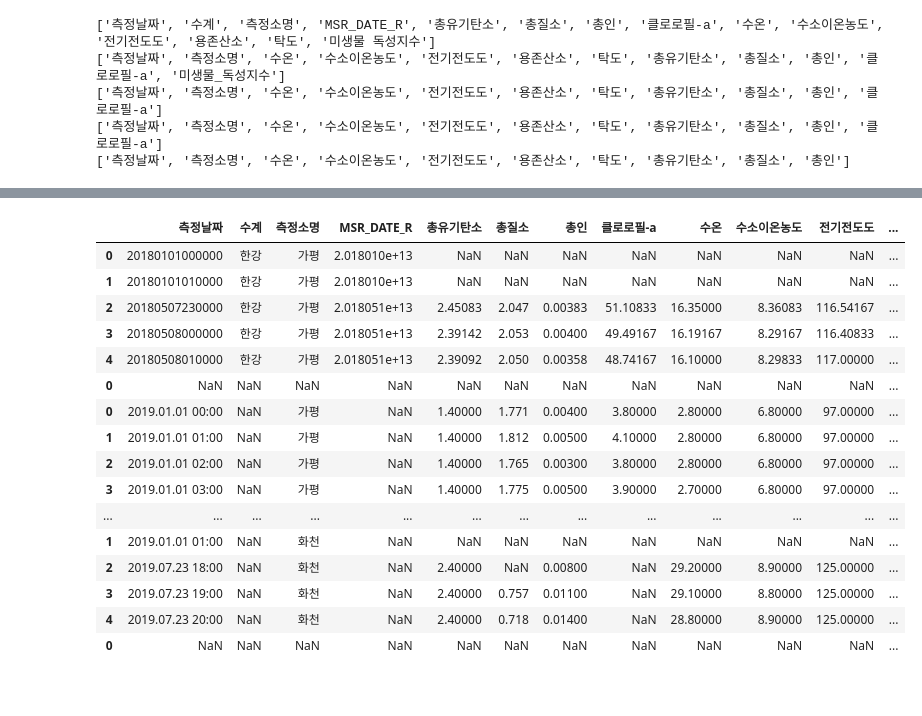
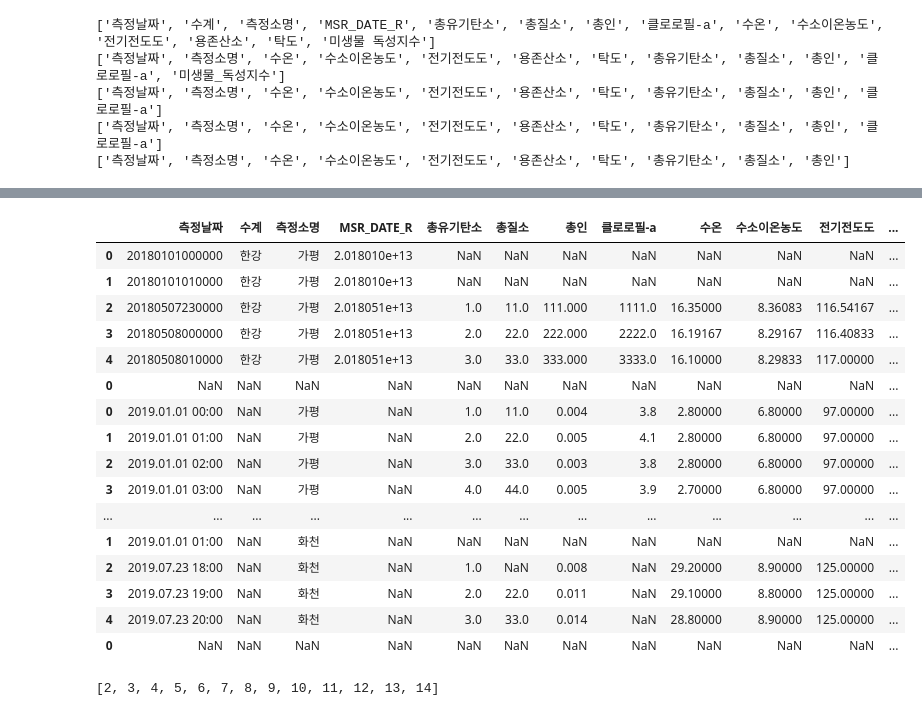
Before and after one commit to h4ppyy/my-jupyter, a Jupyter notebook: water_quality_prediction/multi.ipynb, the cells around one changed output, grey strips where cells are left out. Saved outputs shown, nothing was run; the diff lists cells and outputs as text; code cells hidden in the pictures.

```diff
--- a/water_quality_prediction/multi.ipynb
+++ b/water_quality_prediction/multi.ipynb
@@ -55,20 +55,26 @@ pd.concat([df_list[0], df_list[1], df_list[2], df_list[3], df_list[4]])
-# %%
-pd.concat(df_list)
-# %% [output]
-|  | 측정날짜 | 수계 | 측정소명 | MSR_DATE_R | 총유기탄소 | 총질소 | 총인 | 클로로필-a | 수온 | 수소이온농도 | 전기전도도 | ... |
-| 0 | 20180101000000 | 한강 | 가평 | 2.018010e+13 | NaN | NaN | NaN | NaN | NaN | NaN | NaN | ... |
-| 1 | 20180101010000 | 한강 | 가평 | 2.018010e+13 | NaN | NaN | NaN | NaN | NaN | NaN | NaN | ... |
-| 2 | 20180507230000 | 한강 | 가평 | 2.018051e+13 | 2.45083 | 2.047 | 0.00383 | 51.10833 | 16.35000 | 8.36083 | 116.54167 | ... |
-| 3 | 20180508000000 | 한강 | 가평 | 2.018051e+13 | 2.39142 | 2.053 | 0.00400 | 49.49167 | 16.19167 | 8.29167 | 116.40833 | ... |
-| 4 | 20180508010000 | 한강 | 가평 | 2.018051e+13 | 2.39092 | 2.050 | 0.00358 | 48.74167 | 16.10000 | 8.29833 | 117.00000 | ... |
-| 0 | NaN | NaN | NaN | NaN | NaN | NaN | NaN | NaN | NaN | NaN | NaN | ... |
-| 0 | 2019.01.01 00:00 | NaN | 가평 | NaN | 1.40000 | 1.771 | 0.00400 | 3.80000 | 2.80000 | 6.80000 | 97.00000 | ... |
-| 1 | 2019.01.01 01:00 | NaN | 가평 | NaN | 1.40000 | 1.812 | 0.00500 | 4.10000 | 2.80000 | 6.80000 | 97.00000 | ... |
-| 2 | 2019.01.01 02:00 | NaN | 가평 | NaN | 1.40000 | 1.765 | 0.00300 | 3.80000 | 2.80000 | 6.80000 | 97.00000 | ... |
-| 3 | 2019.01.01 03:00 | NaN | 가평 | NaN | 1.40000 | 1.775 | 0.00500 | 3.90000 | 2.70000 | 6.80000 | 97.00000 | ... |
-| ... | ... | ... | ... | ... | ... | ... | ... | ... | ... | ... | ... | ... |
-| 1 | 2019.01.01 01:00 | NaN | 화천 | NaN | NaN | NaN | NaN | NaN | NaN | NaN | NaN | ... |
-| 2 | 2019.07.23 18:00 | NaN | 화천 | NaN | 2.40000 | NaN | 0.00800 | NaN | 29.20000 | 8.90000 | 125.00000 | ... |
-| 3 | 2019.07.23 19:00 | NaN | 화천 | NaN | 2.40000 | 0.757 | 0.01100 | NaN | 29.10000 | 8.80000 | 125.00000 | ... |
-| 4 | 2019.07.23 20:00 | NaN | 화천 | NaN | 2.40000 | 0.718 | 0.01400 | NaN | 28.80000 | 8.90000 | 125.00000 | ... |
-| 0 | NaN | NaN | NaN | NaN | NaN | NaN | NaN | NaN | NaN | NaN | NaN | ... |
+# %%
+x = pd.concat(df_list).drop('line', axis=1)
+x
+# %% [output]
+|  | 측정날짜 | 수계 | 측정소명 | MSR_DATE_R | 총유기탄소 | 총질소 | 총인 | 클로로필-a | 수온 | 수소이온농도 | 전기전도도 | ... |
+| 0 | 20180101000000 | 한강 | 가평 | 2.018010e+13 | NaN | NaN | NaN | NaN | NaN | NaN | NaN | ... |
+| 1 | 20180101010000 | 한강 | 가평 | 2.018010e+13 | NaN | NaN | NaN | NaN | NaN | NaN | NaN | ... |
+| 2 | 20180507230000 | 한강 | 가평 | 2.018051e+13 | 1.0 | 11.0 | 111.000 | 1111.0 | 16.35000 | 8.36083 | 116.54167 | ... |
+| 3 | 20180508000000 | 한강 | 가평 | 2.018051e+13 | 2.0 | 22.0 | 222.000 | 2222.0 | 16.19167 | 8.29167 | 116.40833 | ... |
+| 4 | 20180508010000 | 한강 | 가평 | 2.018051e+13 | 3.0 | 33.0 | 333.000 | 3333.0 | 16.10000 | 8.29833 | 117.00000 | ... |
+| 0 | NaN | NaN | NaN | NaN | NaN | NaN | NaN | NaN | NaN | NaN | NaN | ... |
+| 0 | 2019.01.01 00:00 | NaN | 가평 | NaN | 1.0 | 11.0 | 0.004 | 3.8 | 2.80000 | 6.80000 | 97.00000 | ... |
+| 1 | 2019.01.01 01:00 | NaN | 가평 | NaN | 2.0 | 22.0 | 0.005 | 4.1 | 2.80000 | 6.80000 | 97.00000 | ... |
+| 2 | 2019.01.01 02:00 | NaN | 가평 | NaN | 3.0 | 33.0 | 0.003 | 3.8 | 2.80000 | 6.80000 | 97.00000 | ... |
+| 3 | 2019.01.01 03:00 | NaN | 가평 | NaN | 4.0 | 44.0 | 0.005 | 3.9 | 2.70000 | 6.80000 | 97.00000 | ... |
+| ... | ... | ... | ... | ... | ... | ... | ... | ... | ... | ... | ... | ... |
+| 1 | 2019.01.01 01:00 | NaN | 화천 | NaN | NaN | NaN | NaN | NaN | NaN | NaN | NaN | ... |
+| 2 | 2019.07.23 18:00 | NaN | 화천 | NaN | 1.0 | NaN | 0.008 | NaN | 29.20000 | 8.90000 | 125.00000 | ... |
+| 3 | 2019.07.23 19:00 | NaN | 화천 | NaN | 2.0 | 22.0 | 0.011 | NaN | 29.10000 | 8.80000 | 125.00000 | ... |
+| 4 | 2019.07.23 20:00 | NaN | 화천 | NaN | 3.0 | 33.0 | 0.014 | NaN | 28.80000 | 8.90000 | 125.00000 | ... |
+| 0 | NaN | NaN | NaN | NaN | NaN | NaN | NaN | NaN | NaN | NaN | NaN | ... |
+# %%
+target_all_list = [n for n in range(2, x.columns.size)]
+target_all_list
+# %% [output]
+[2, 3, 4, 5, 6, 7, 8, 9, 10, 11, 12, 13, 14]
```
Also changed, not shown: parts of 4 cells of this notebook, 16 other files.
